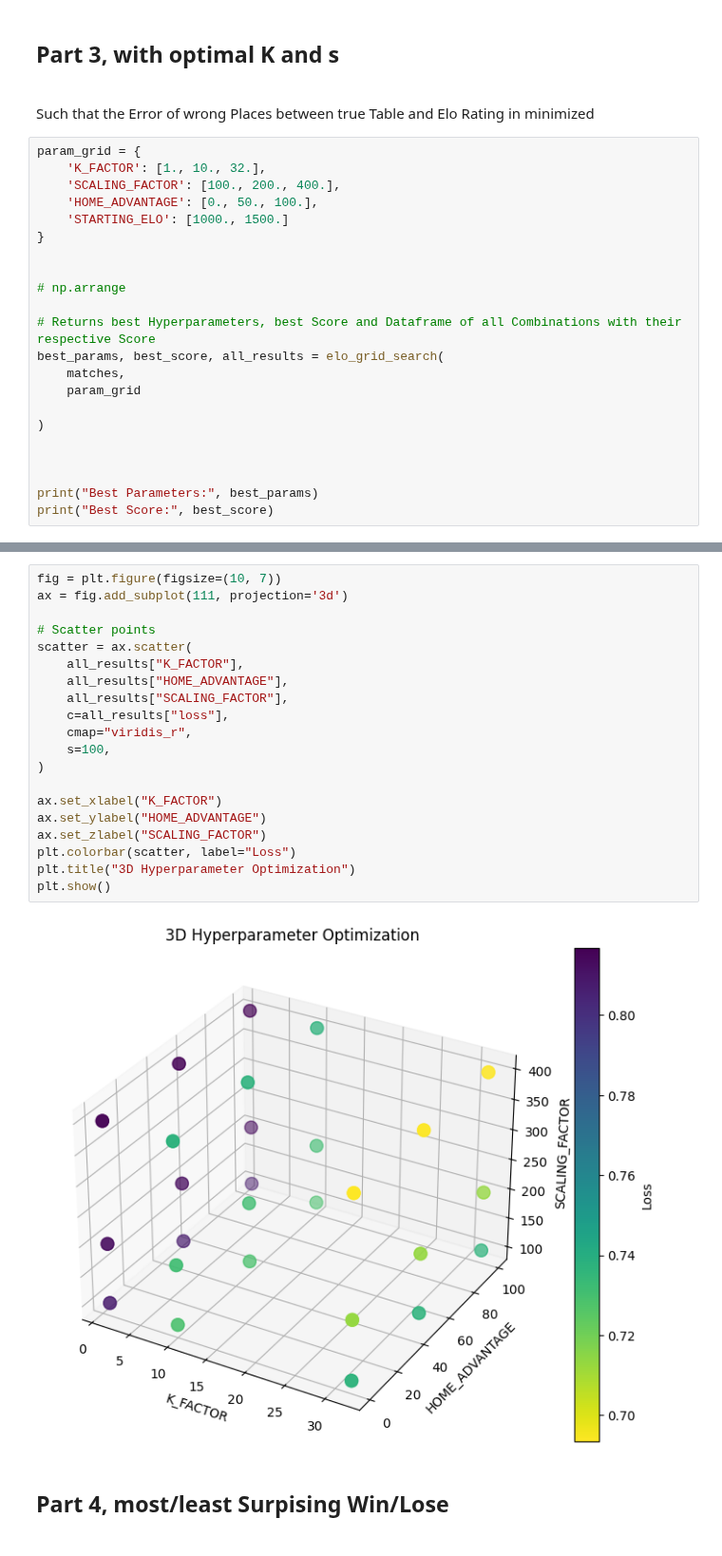
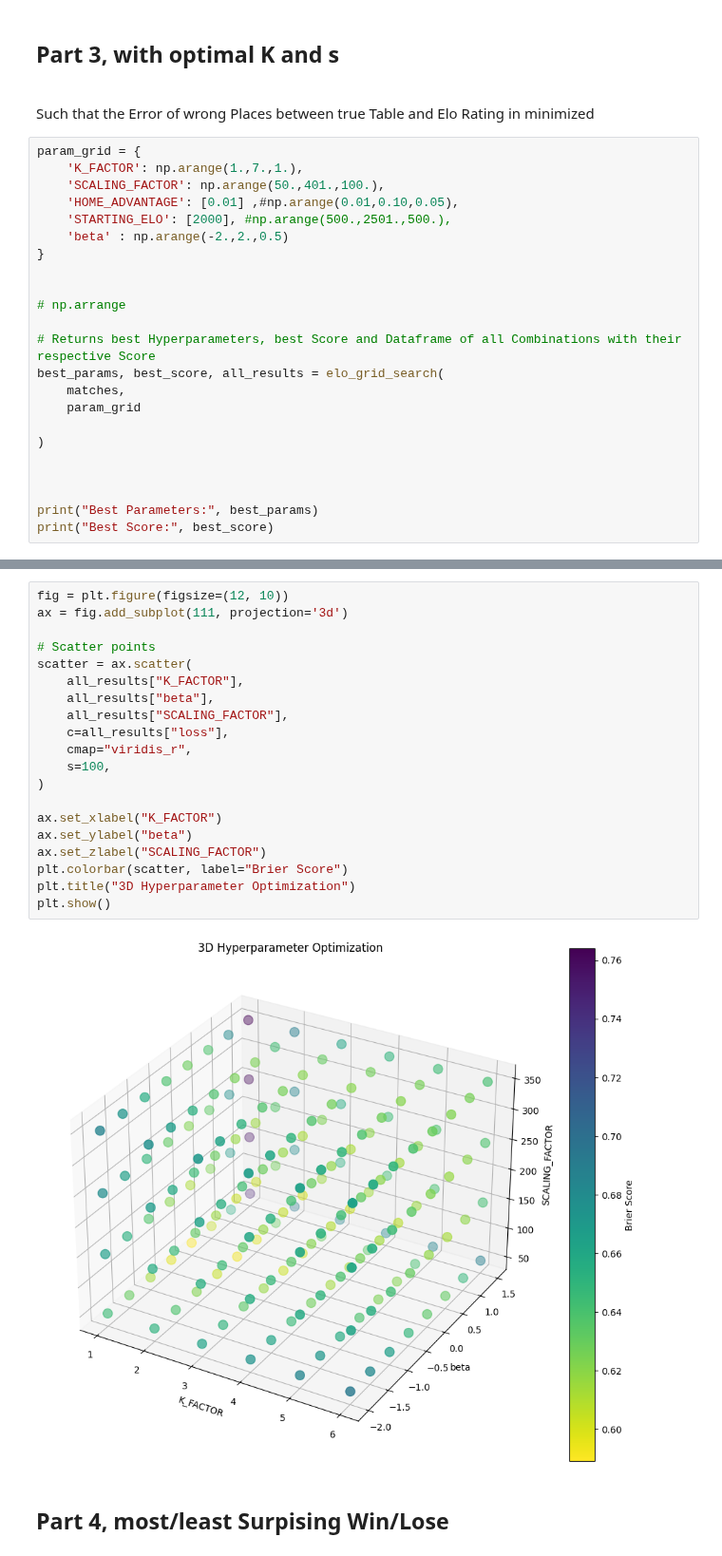
Before and after one commit to MaxPrinz98/FootballDSAI, a Jupyter notebook: Create_Elo_Clean.ipynb, the cells around one changed output, grey strips where cells are left out. Shown at 95% size. Drawn from its saved outputs; the diff is of its cells as text.

```diff
--- a/Create_Elo_Clean.ipynb
+++ b/Create_Elo_Clean.ipynb
@@ -64,10 +66,11 @@ print (loss_from_comparing_tables(final_table,team_stats))
 Such that the Error of wrong Places between true Table and Elo Rating in minimized
 # %%
 param_grid = {
-    'K_FACTOR': [1., 10., 32.],
-    'SCALING_FACTOR': [100., 200., 400.],
-    'HOME_ADVANTAGE': [0., 50., 100.],
-    'STARTING_ELO': [1000., 1500.]
+    'K_FACTOR': np.arange(1.,7.,1.),
+    'SCALING_FACTOR': np.arange(50.,401.,100.),
+    'HOME_ADVANTAGE': [0.01] ,#np.arange(0.01,0.10,0.05),
+    'STARTING_ELO': [2000], #np.arange(500.,2501.,500.),
+    'beta' : np.arange(-2.,2.,0.5)
 }
 
 
@@ -90,25 +93,25 @@ Best Score: 0.6934783440860175
 # %%
-fig = plt.figure(figsize=(10, 7))
+fig = plt.figure(figsize=(12, 10))
 ax = fig.add_subplot(111, projection='3d')
 
 # Scatter points
 scatter = ax.scatter(
     all_results["K_FACTOR"],
-    all_results["HOME_ADVANTAGE"],
+    all_results["beta"],
     all_results["SCALING_FACTOR"],
     c=all_results["loss"],
     cmap="viridis_r",
     s=100,
 )
 
 ax.set_xlabel("K_FACTOR")
-ax.set_ylabel("HOME_ADVANTAGE")
+ax.set_ylabel("beta")
 ax.set_zlabel("SCALING_FACTOR")
-plt.colorbar(scatter, label="Loss")
+plt.colorbar(scatter, label="Brier Score")
 plt.title("3D Hyperparameter Optimization")
 plt.show()
 # %% [output]
-[figure, old version]
+[figure, new version]
 # %% [markdown]
 ## Part 4, most/least Surpising Win/Lose
 # %%
```
Also changed, not shown: parts of 4 cells of this notebook, 1 other file.
